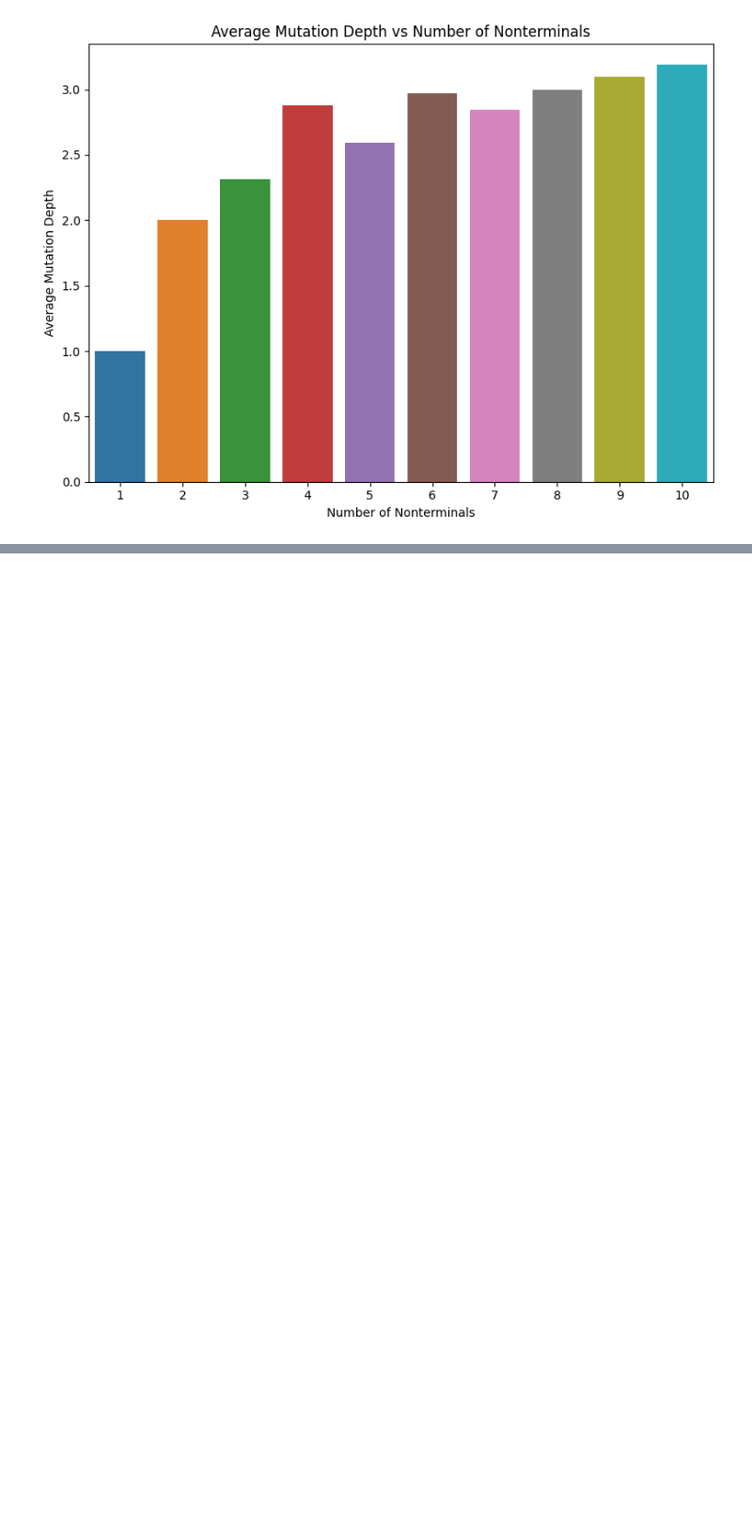
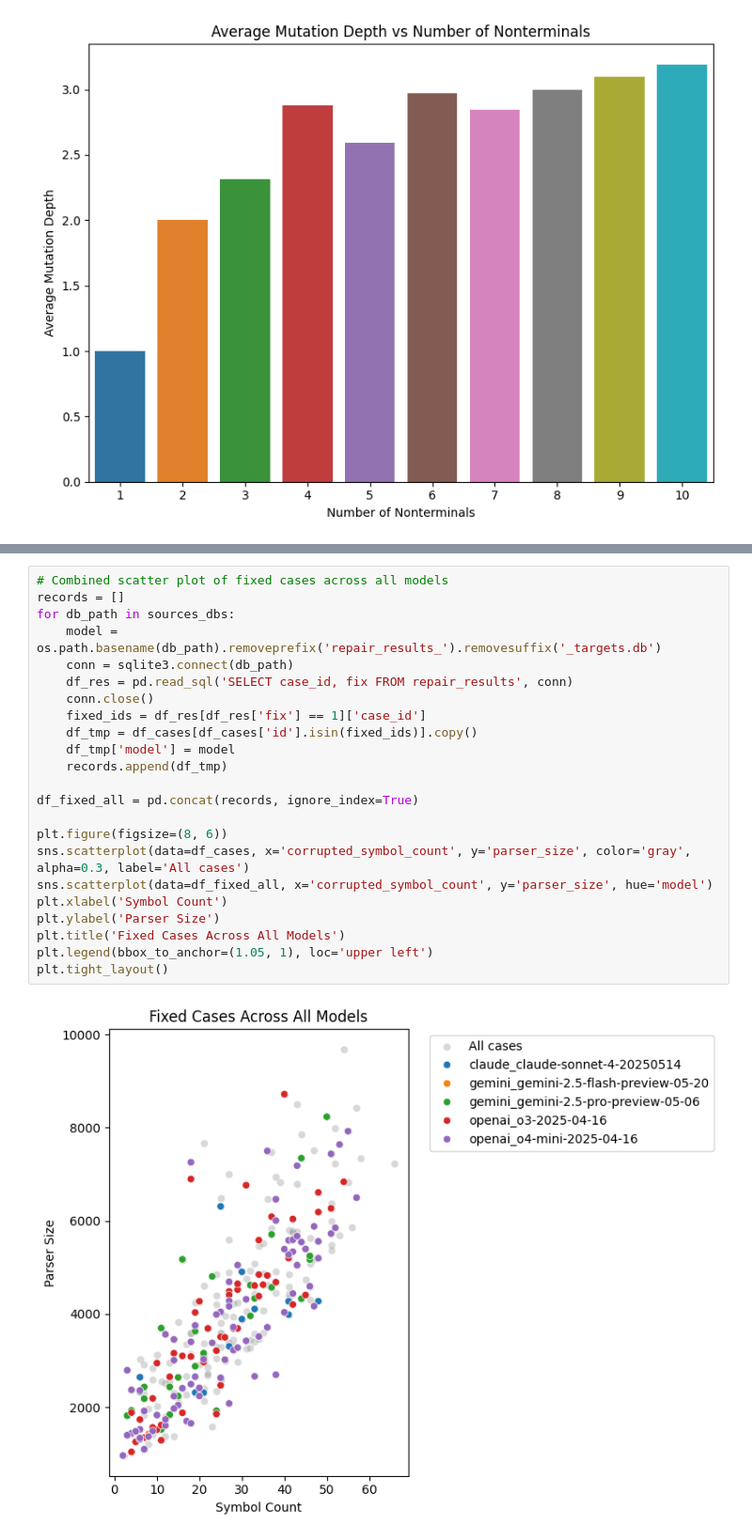
Before and after one commit to Jacksadventure/Grammar_bench, a Jupyter notebook: repair_results_analysis.ipynb, the cells around one changed output, grey strips where cells are left out. Shown at 94% size. Drawn from its saved outputs; the diff is of its cells as text; blank space fills up the shorter version.

```diff
--- a/repair_results_analysis.ipynb
+++ b/repair_results_analysis.ipynb
@@ -197,0 +195,25 @@ for db_path in sources_dbs:
+# %%
+# Combined scatter plot of fixed cases across all models
+records = []
+for db_path in sources_dbs:
+    model = os.path.basename(db_path).removeprefix('repair_results_').removesuffix('_targets.db')
+    conn = sqlite3.connect(db_path)
+    df_res = pd.read_sql('SELECT case_id, fix FROM repair_results', conn)
+    conn.close()
+    fixed_ids = df_res[df_res['fix'] == 1]['case_id']
+    df_tmp = df_cases[df_cases['id'].isin(fixed_ids)].copy()
+    df_tmp['model'] = model
+    records.append(df_tmp)
+
+df_fixed_all = pd.concat(records, ignore_index=True)
+
+plt.figure(figsize=(8, 6))
+sns.scatterplot(data=df_cases, x='corrupted_symbol_count', y='parser_size', color='gray', alpha=0.3, label='All cases')
+sns.scatterplot(data=df_fixed_all, x='corrupted_symbol_count', y='parser_size', hue='model')
+plt.xlabel('Symbol Count')
+plt.ylabel('Parser Size')
+plt.title('Fixed Cases Across All Models')
+plt.legend(bbox_to_anchor=(1.05, 1), loc='upper left')
+plt.tight_layout()
+# %% [output]
+[figure, added]
```
Also changed, not shown: parts of 5 cells of this notebook.
